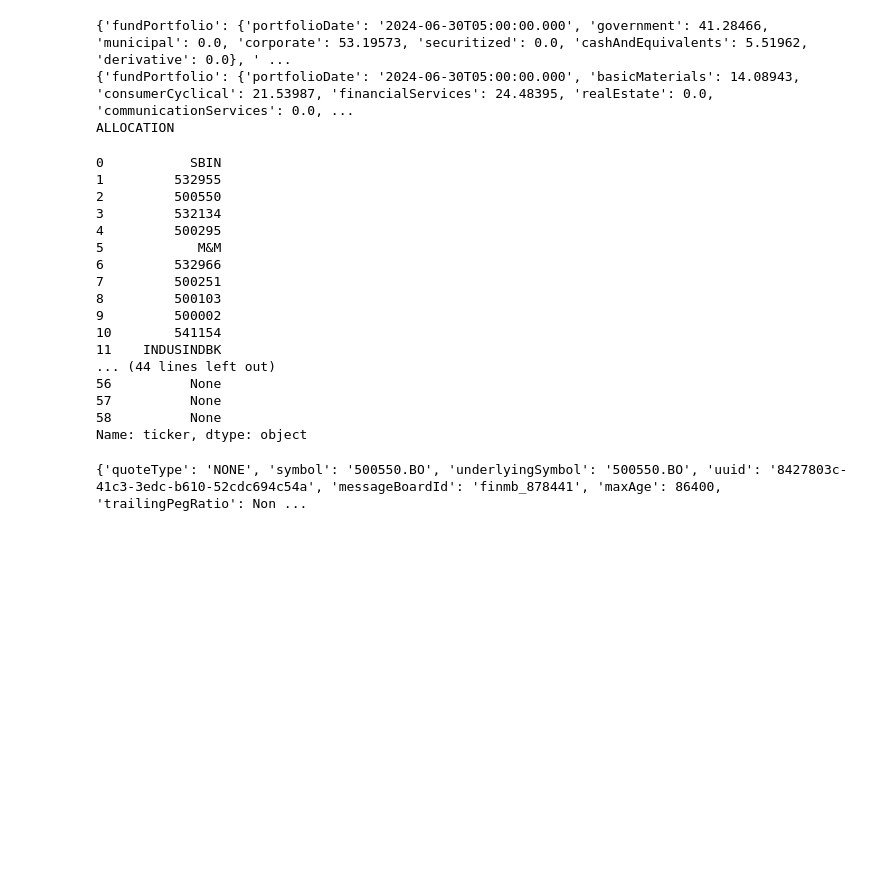
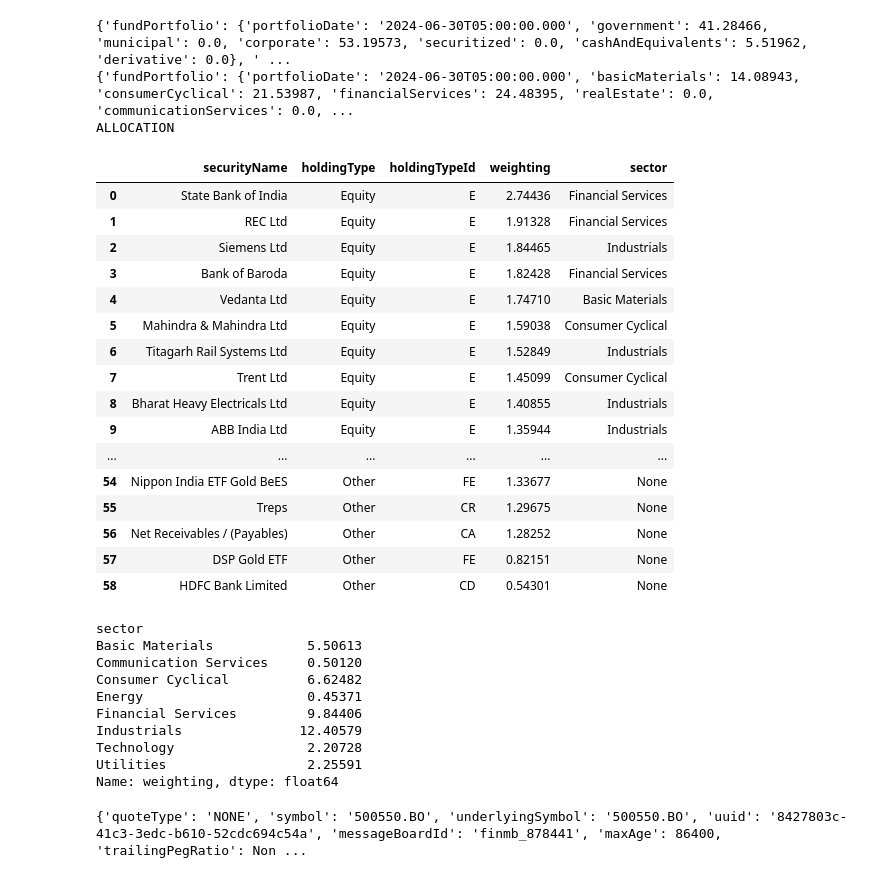
Before and after one commit to ansingh16/MF_analysis, a Jupyter notebook: Preprocess.ipynb, the cells around one changed output. Drawn from its saved outputs; the diff is of its cells as text; code cells hidden in the pictures; blank space fills up the shorter version.

```diff
--- a/Preprocess.ipynb
+++ b/Preprocess.ipynb
@@ -748,27 +748,40 @@ for key in fund.sector().keys():
 {'fundPortfolio': {'portfolioDate': '2024-06-30T05:00:00.000', 'government': 41.28466, 'municipal': 0.0, 'corporate': 53.19573, 'securitized': 0.0, 'cashAndEquivalents': 5.51962, 'derivative': 0.0}, ' ...
 {'fundPortfolio': {'portfolioDate': '2024-06-30T05:00:00.000', 'basicMaterials': 14.08943, 'consumerCyclical': 21.53987, 'financialServices': 24.48395, 'realEstate': 0.0, 'communicationServices': 0.0, ...
 ALLOCATION
+# %%
+holdings[['securityName','holdingType','holdingTypeId','weighting','sector']]
+# %% [output]
+|  | securityName | holdingType | holdingTypeId | weighting | sector |
+| 0 | State Bank of India | Equity | E | 2.74436 | Financial Services |
+| 1 | REC Ltd | Equity | E | 1.91328 | Financial Services |
+| 2 | Siemens Ltd | Equity | E | 1.84465 | Industrials |
+| 3 | Bank of Baroda | Equity | E | 1.82428 | Financial Services |
+| 4 | Vedanta Ltd | Equity | E | 1.74710 | Basic Materials |
+| 5 | Mahindra & Mahindra Ltd | Equity | E | 1.59038 | Consumer Cyclical |
+| 6 | Titagarh Rail Systems Ltd | Equity | E | 1.52849 | Industrials |
+| 7 | Trent Ltd | Equity | E | 1.45099 | Consumer Cyclical |
+| 8 | Bharat Heavy Electricals Ltd | Equity | E | 1.40855 | Industrials |
+| 9 | ABB India Ltd | Equity | E | 1.35944 | Industrials |
+| ... | ... | ... | ... | ... | ... |
+| 54 | Nippon India ETF Gold BeES | Other | FE | 1.33677 | None |
+| 55 | Treps | Other | CR | 1.29675 | None |
+| 56 | Net Receivables / (Payables) | Other | CA | 1.28252 | None |
+| 57 | DSP Gold ETF | Other | FE | 0.82151 | None |
+| 58 | HDFC Bank Limited | Other | CD | 0.54301 | None |
 # %%
 holdings = fund.holdings(holdingType="all")
-holdings.ticker
+holdings.groupby(holdings.sector)['weighting'].sum()
 # %% [output]
-0           SBIN
-1         532955
-2         500550
-3         532134
-4         500295
-5            M&M
-6         532966
-7         500251
-8         500103
-9         500002
-10        541154
-11    INDUSINDBK
-... (44 lines left out)
-56          None
-57          None
-58          None
-Name: ticker, dtype: object
+sector
+Basic Materials            5.50613
+Communication Services     0.50120
+Consumer Cyclical          6.62482
+Energy                     0.45371
+Financial Services         9.84406
+Industrials               12.40579
+Technology                 2.20728
+Utilities                  2.25591
+Name: weighting, dtype: float64
 # %%
 holdings = fund.holdings(holdingType="all")
 holdings.ticker
```
Also changed, not shown: 1 other file.
